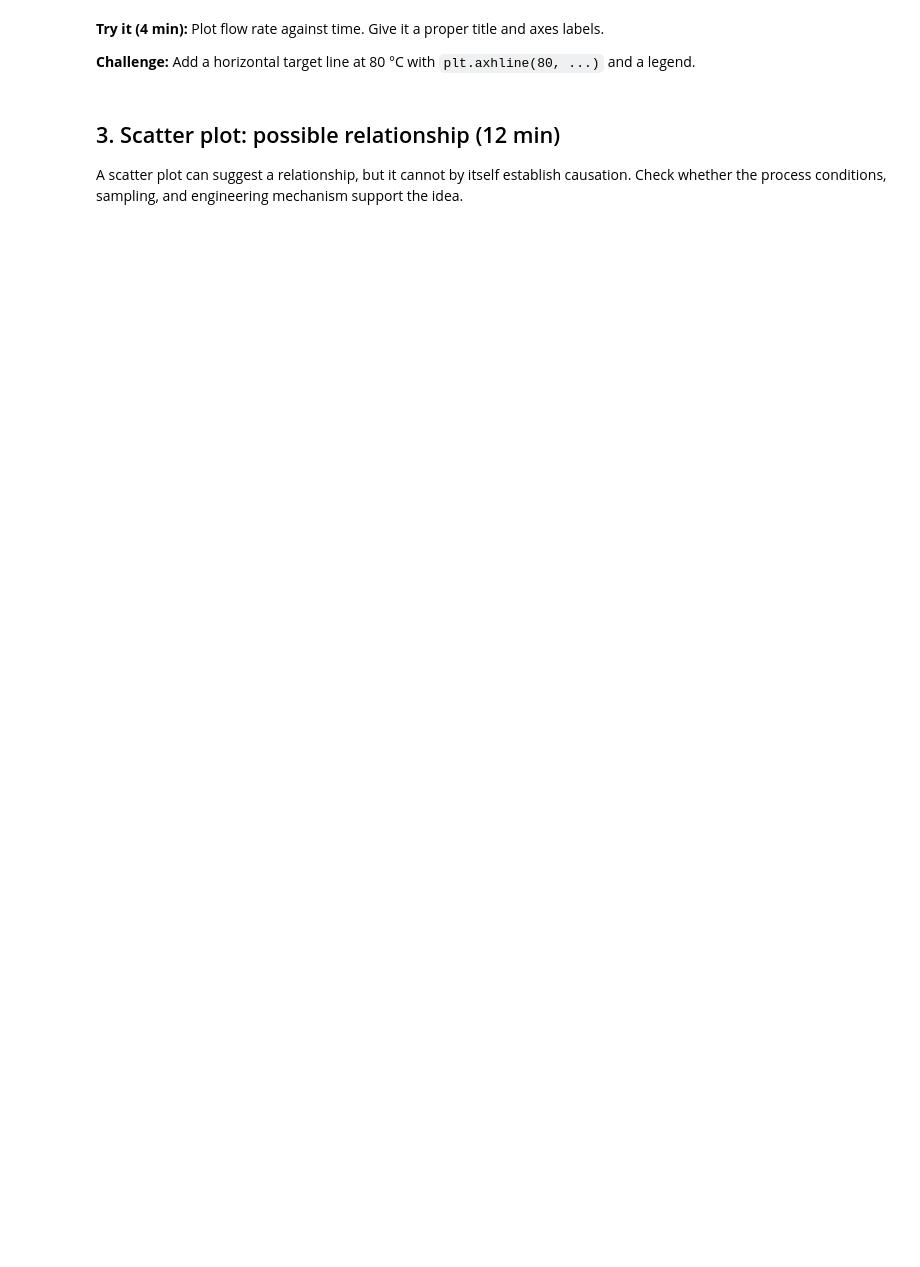
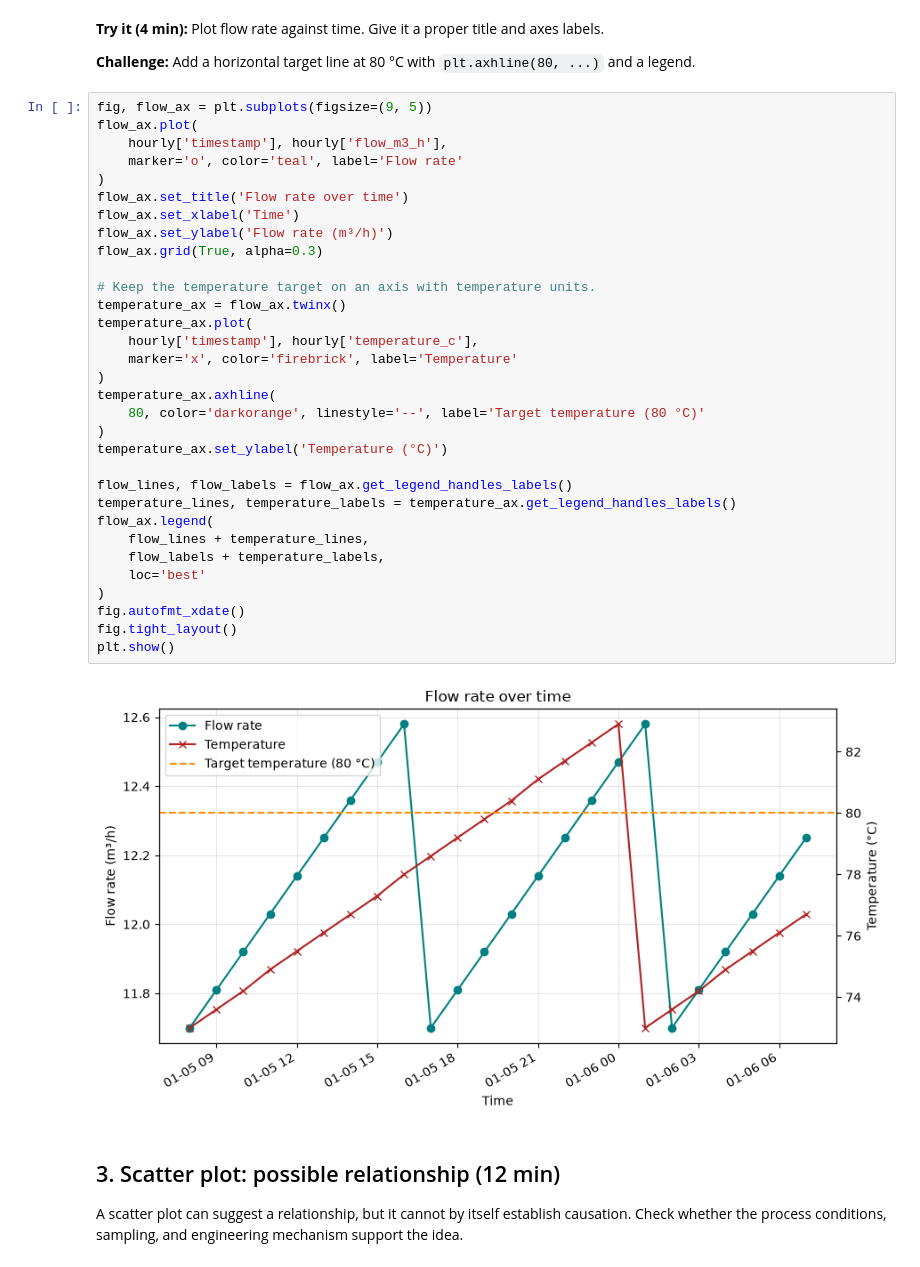
Before and after one commit to Aryanpawane/Module_5_6_Both, a Jupyter notebook: 04_05_charts_trends.ipynb, the cells around one changed output. Cells and saved outputs as stored; diff of their text form; blank space fills up the shorter version.

```diff
--- a/04_05_charts_trends.ipynb
+++ b/04_05_charts_trends.ipynb
@@ -38,6 +79,40 @@ plt.show()
 **Try it (4 min):** Plot flow rate against time. Give it a proper title and axes labels.
 
 **Challenge:** Add a horizontal target line at 80 °C with `plt.axhline(80, ...)` and a legend.
+# %%
+fig, flow_ax = plt.subplots(figsize=(9, 5))
+flow_ax.plot(
+    hourly['timestamp'], hourly['flow_m3_h'],
+    marker='o', color='teal', label='Flow rate'
+)
+flow_ax.set_title('Flow rate over time')
+flow_ax.set_xlabel('Time')
+flow_ax.set_ylabel('Flow rate (m³/h)')
+flow_ax.grid(True, alpha=0.3)
+
+# Keep the temperature target on an axis with temperature units.
+temperature_ax = flow_ax.twinx()
+temperature_ax.plot(
+    hourly['timestamp'], hourly['temperature_c'],
+    marker='x', color='firebrick', label='Temperature'
+)
+temperature_ax.axhline(
+    80, color='darkorange', linestyle='--', label='Target temperature (80 °C)'
+)
+temperature_ax.set_ylabel('Temperature (°C)')
+
+flow_lines, flow_labels = flow_ax.get_legend_handles_labels()
+temperature_lines, temperature_labels = temperature_ax.get_legend_handles_labels()
+flow_ax.legend(
+    flow_lines + temperature_lines,
+    flow_labels + temperature_labels,
+    loc='best'
+)
+fig.autofmt_xdate()
+fig.tight_layout()
+plt.show()
+# %% [output]
+[figure, added]
 # %% [markdown]
 ## 3. Scatter plot: possible relationship (12 min)
 
```
Also changed, not shown: parts of 5 cells of this notebook, 8 other files.
